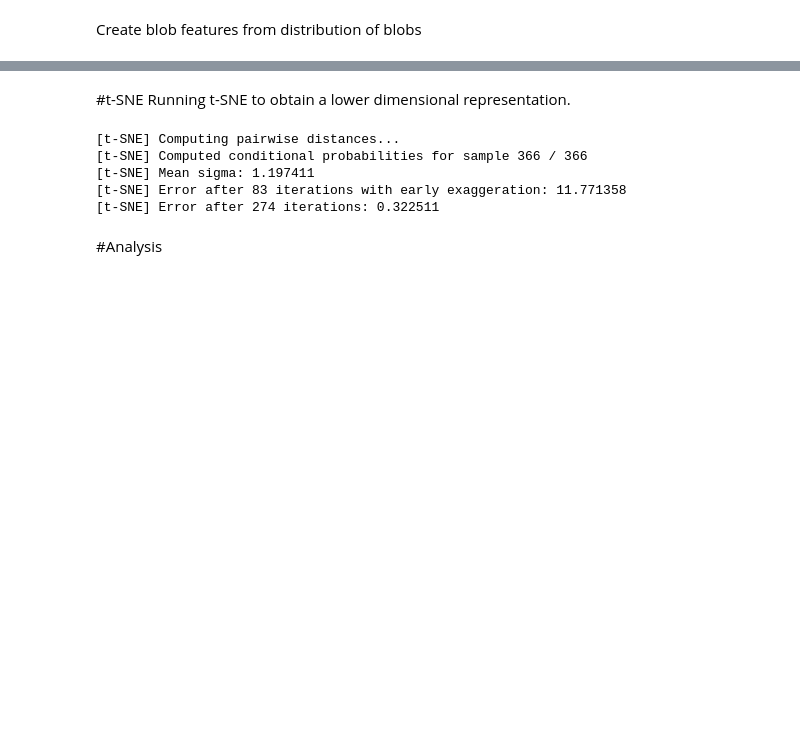
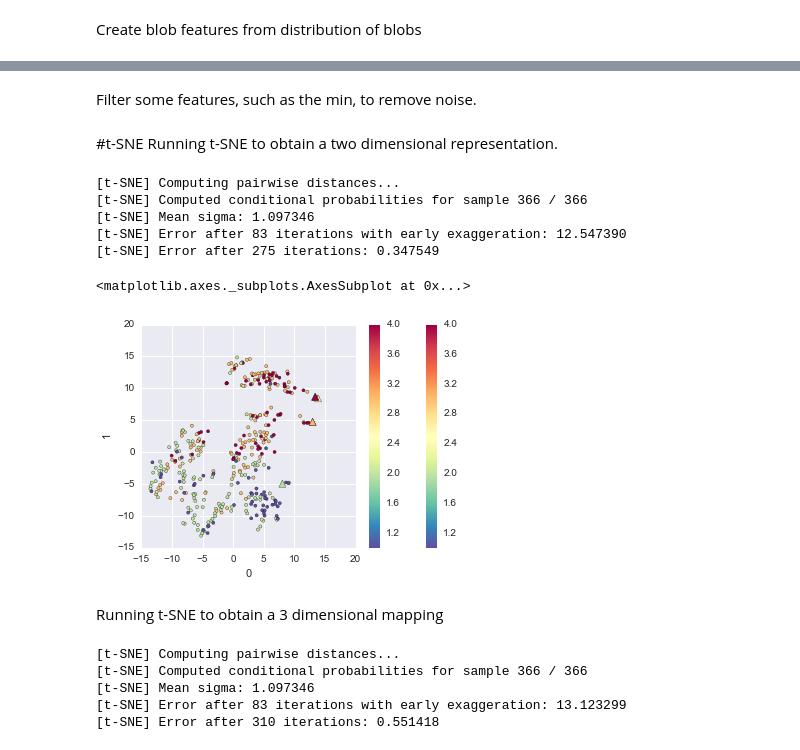
Before and after one commit to samueljackson92/major-project-data, a Jupyter notebook: 2015-04-01/shape_analysis.ipynb, the cells around one changed output, grey strips where cells are left out. Cells and saved outputs as stored; diff of their text form; code cells hidden in the pictures; blank space fills up the shorter version.

```diff
--- a/2015-04-01/shape_analysis.ipynb
+++ b/2015-04-01/shape_analysis.ipynb
@@ -9,7 +11,7 @@ import mia
 Loading the hologic and synthetic datasets.
 # %%
 hologic = pd.DataFrame.from_csv("/Volumes/Seagate/mmp_data/2015-04-01/hologic.csv")
-phantom = pd.DataFrame.from_csv("/Volumes/Seagate/mmp_data/2015-04-01/synthetics1-blobs.csv")
+phantom = pd.DataFrame.from_csv("/Volumes/Seagate/mmp_data/2015-04-16/synthetics1-blobs-upscale.csv")
 # %% [markdown]
 Loading the meta data for the real and synthetic datasets.
 # %%
@@ -38,12 +54,21 @@ assert features.shape[0] == 366
+# %% [markdown]
+Filter some features, such as the min, to remove noise.
+# %%
+selected_features = features.drop(['min_radius'], axis=1)
 # %% [markdown]
 #t-SNE
-Running t-SNE to obtain a lower dimensional representation.
+Running t-SNE to obtain a two dimensional representation.
+# %%
+kwargs = {
+    'learning_rate': 300,
+    'perplexity': 40,
+    'verbose': 1
+}
 # %%
-selected_features = features
-mapping = mia.analysis.tSNE(selected_features, n_components=2, learning_rate=200, perplexity=50, verbose=1)
+SNE_mapping_2d = mia.analysis.tSNE(selected_features, n_components=2, **kwargs)
 # %% [output]
 [t-SNE] Computing pairwise distances...
 [t-SNE] Computed conditional probabilities for sample 366 / 366
-[t-SNE] Mean sigma: 1.197411
-[t-SNE] Error after 83 iterations with early exaggeration: 11.771358
-[t-SNE] Error after 274 iterations: 0.322511
+[t-SNE] Mean sigma: 1.097346
+[t-SNE] Error after 83 iterations with early exaggeration: 12.547390
+[t-SNE] Error after 275 iterations: 0.347549
@@ -62,2 +74,0 @@ plot_mapping(mapping)
-# %% [markdown]
-#Analysis
@@ -66,0 +75,15 @@ plot_mapping(mapping)
+# %%
+mia.plotting.plot_mapping_2d(SNE_mapping_2d, hologic_blob_features.index, phantom_blob_features.index, labels)
+# %% [output]
+<matplotlib.axes._subplots.AxesSubplot at 0x...>
+[figure, added]
+# %% [markdown]
+Running t-SNE to obtain a 3 dimensional mapping
+# %%
+SNE_mapping_3d = mia.analysis.tSNE(selected_features, n_components=3, **kwargs)
+# %% [output]
+[t-SNE] Computing pairwise distances...
+[t-SNE] Computed conditional probabilities for sample 366 / 366
+[t-SNE] Mean sigma: 1.097346
+[t-SNE] Error after 83 iterations with early exaggeration: 13.123299
+[t-SNE] Error after 310 iterations: 0.551418
```
Also changed, not shown: parts of 20 cells of this notebook, 21 other files.
